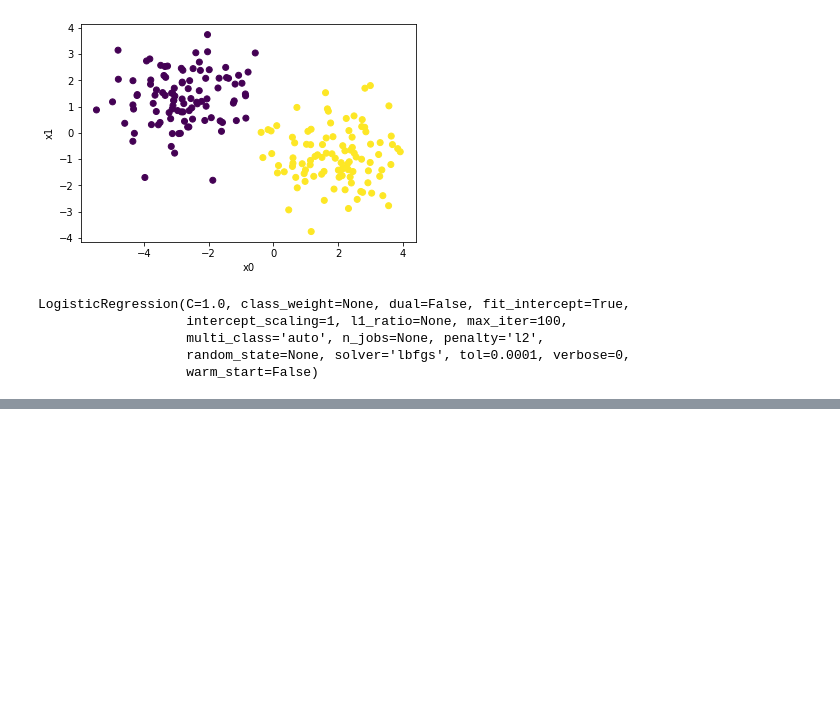
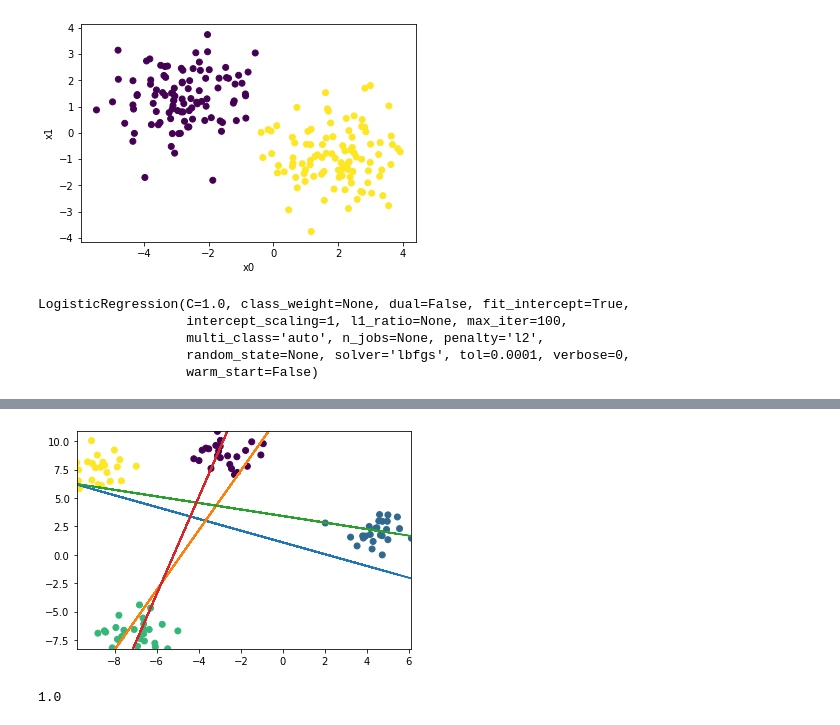
Before and after one commit to JayantGoel001/LogisticRegression, a Jupyter notebook: Logistic Regression.ipynb, the cells around one changed output, grey strips where cells are left out. Drawn from its saved outputs; the diff is of its cells as text; code cells hidden in the pictures; blank space fills up the shorter version.

```diff
--- a/Logistic Regression.ipynb
+++ b/Logistic Regression.ipynb
@@ -38,0 +60,15 @@ plt.show()
+# %%
+plt.figure()
+plt.scatter(X[:,0],X[:,1],c=y)
+for i in range(intercept.shape[0]):
+    y_train_pred = -(slope[i][0] * X_train[:,0] + intercept[i])/slope[i][1]
+    plt.plot(X_train[:,0],y_train_pred)
+plt.xlim(X_train[:,0].min(),X_train[:,0].max())
+plt.ylim(X_train[:,1].min(),X_train[:,1].max())
+plt.show()
+# %% [output]
+[figure, added]
+# %%
+model.score(X_test,y_test)
+# %% [output]
+1.0
```
Also changed, not shown: parts of 11 cells of this notebook.
